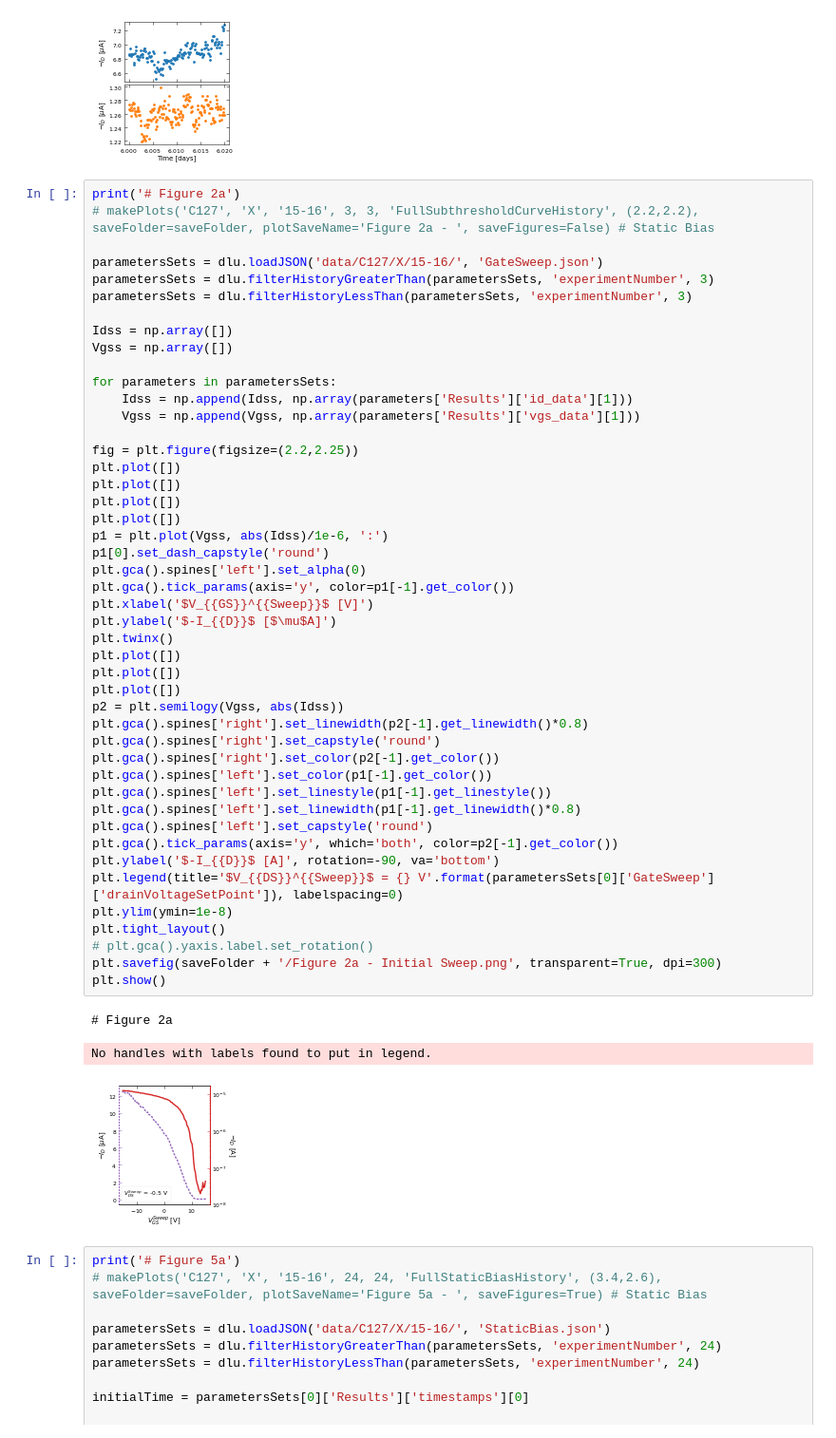
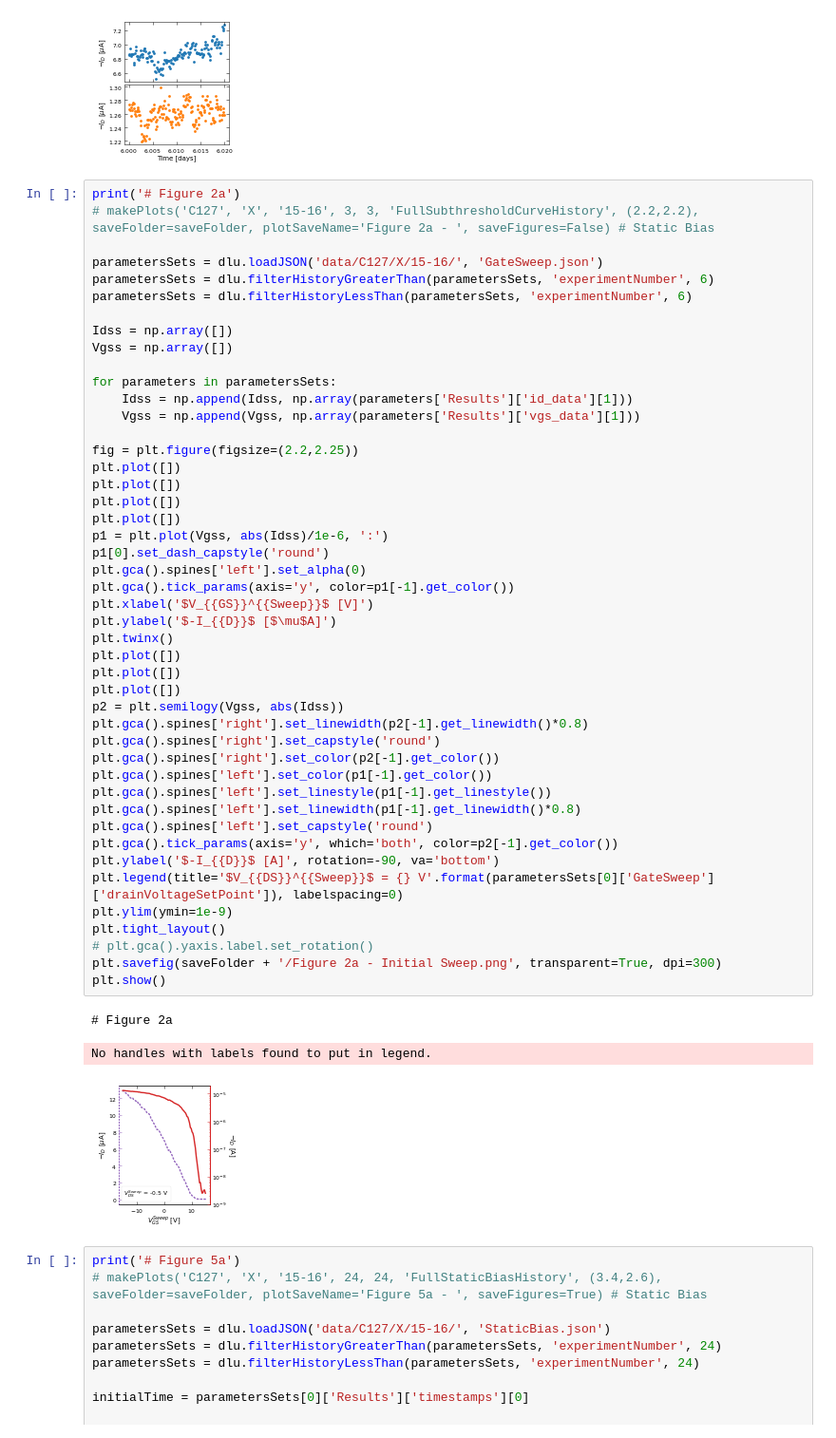
Before and after one commit to stevennoyce/CNT_IV, a Jupyter notebook: b2912a/notebooks/Bias Stress Figures 1.ipynb, the cells around one changed output. Shown at 95% size. Saved outputs shown, nothing was run; the diff lists cells and outputs as text.

```diff
--- a/b2912a/notebooks/Bias Stress Figures 1.ipynb
+++ b/b2912a/notebooks/Bias Stress Figures 1.ipynb
@@ -483,8 +483,8 @@ print('# Figure 2a')
 # makePlots('C127', 'X', '15-16', 3, 3, 'FullSubthresholdCurveHistory', (2.2,2.2), saveFolder=saveFolder, plotSaveName='Figure 2a - ', saveFigures=False) # Static Bias
 
 parametersSets = dlu.loadJSON('data/C127/X/15-16/', 'GateSweep.json')
-parametersSets = dlu.filterHistoryGreaterThan(parametersSets, 'experimentNumber', 3)
-parametersSets = dlu.filterHistoryLessThan(parametersSets, 'experimentNumber', 3)
+parametersSets = dlu.filterHistoryGreaterThan(parametersSets, 'experimentNumber', 6)
+parametersSets = dlu.filterHistoryLessThan(parametersSets, 'experimentNumber', 6)
 
 Idss = np.array([])
 Vgss = np.array([])
@@ -499,35 +499,35 @@ plt.plot([])
 plt.plot([])
 plt.plot([])
 p1 = plt.plot(Vgss, abs(Idss)/1e-6, ':')
 p1[0].set_dash_capstyle('round')
 plt.gca().spines['left'].set_alpha(0)
 plt.gca().tick_params(axis='y', color=p1[-1].get_color())
 plt.xlabel('$V_{{GS}}^{{Sweep}}$ [V]')
 plt.ylabel('$-I_{{D}}$ [$\mu$A]')
 plt.twinx()
 plt.plot([])
 plt.plot([])
 plt.plot([])
 p2 = plt.semilogy(Vgss, abs(Idss))
 plt.gca().spines['right'].set_linewidth(p2[-1].get_linewidth()*0.8)
 plt.gca().spines['right'].set_capstyle('round')
 plt.gca().spines['right'].set_color(p2[-1].get_color())
 plt.gca().spines['left'].set_color(p1[-1].get_color())
 plt.gca().spines['left'].set_linestyle(p1[-1].get_linestyle())
 plt.gca().spines['left'].set_linewidth(p1[-1].get_linewidth()*0.8)
 plt.gca().spines['left'].set_capstyle('round')
 plt.gca().tick_params(axis='y', which='both', color=p2[-1].get_color())
 plt.ylabel('$-I_{{D}}$ [A]', rotation=-90, va='bottom')
 plt.legend(title='$V_{{DS}}^{{Sweep}}$ = {} V'.format(parametersSets[0]['GateSweep']['drainVoltageSetPoint']), labelspacing=0)
-plt.ylim(ymin=1e-8)
+plt.ylim(ymin=1e-9)
 plt.tight_layout()
 # plt.gca().yaxis.label.set_rotation()
 plt.savefig(saveFolder + '/Figure 2a - Initial Sweep.png', transparent=True, dpi=300)
 plt.show()
 # %% [output]
 # Figure 2a
 No handles with labels found to put in legend.
-[figure, old version]
+[figure, new version]
 # %%
 print('# Figure 5a')
 # makePlots('C127', 'X', '15-16', 24, 24, 'FullStaticBiasHistory', (3.4,2.6), saveFolder=saveFolder, plotSaveName='Figure 5a - ', saveFigures=True) # Static Bias
```
Also changed, not shown: parts of 2 cells of this notebook, 2 other files.
